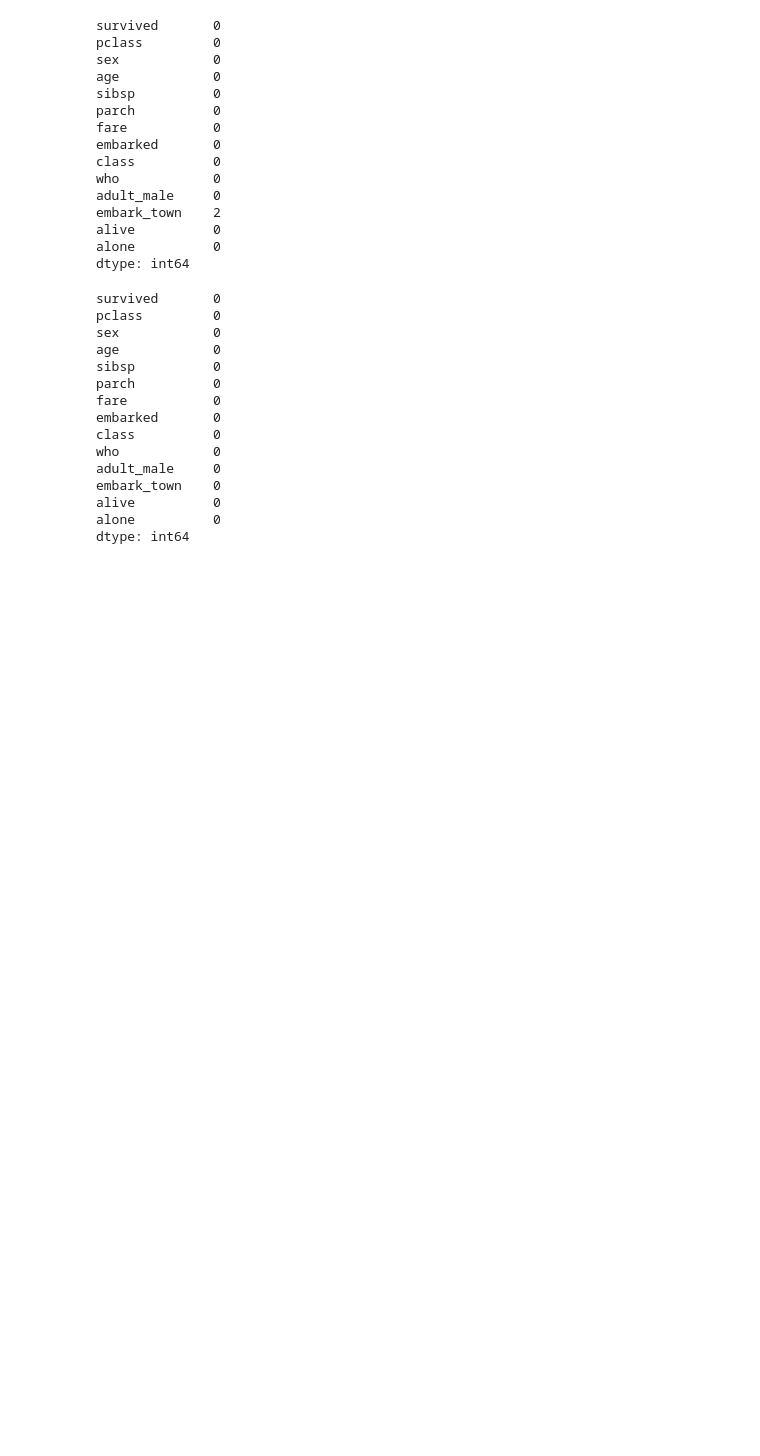
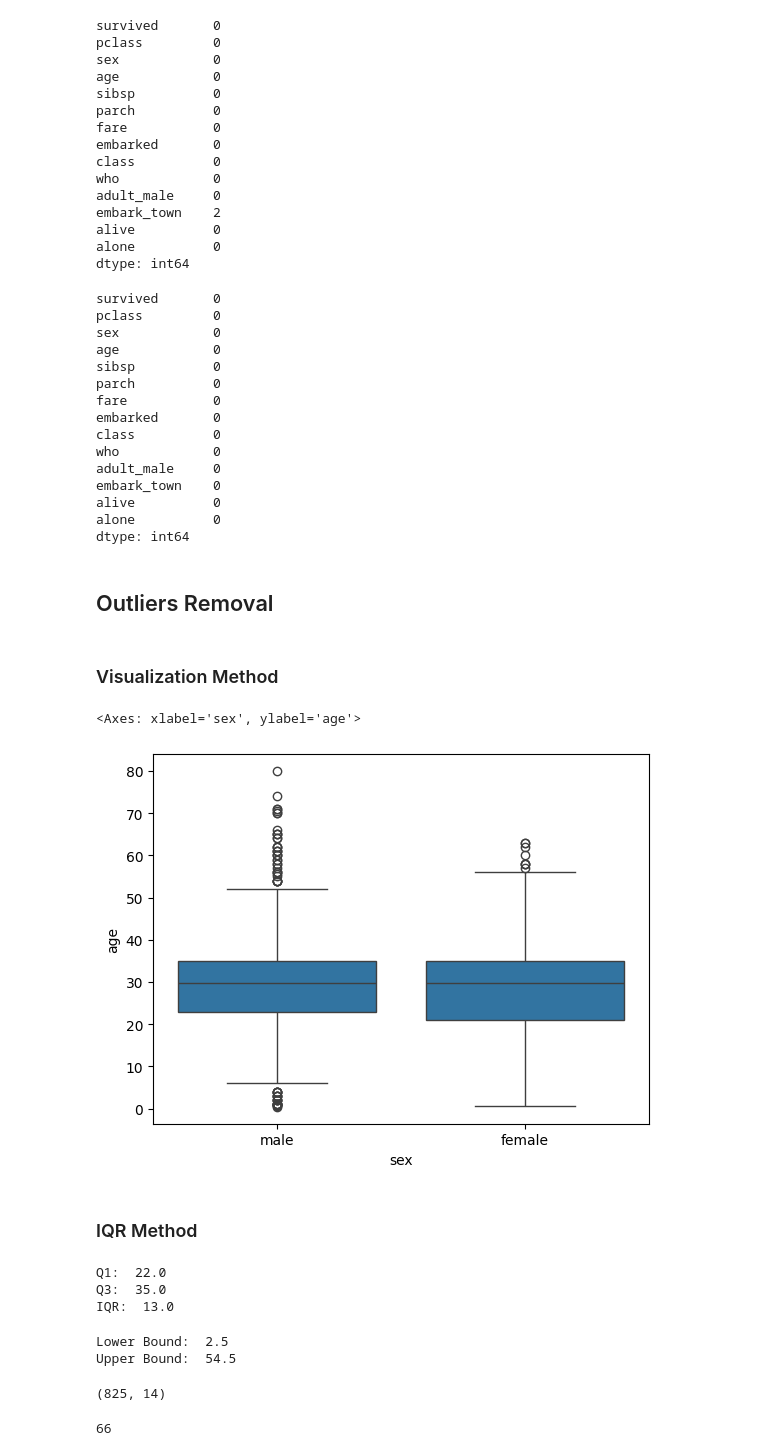
Before and after one commit to gak92/pkc2023, a Jupyter notebook: day_15_data_wrangling/data_wrangling.ipynb, the cells around one changed output. Saved outputs shown, nothing was run; the diff lists cells and outputs as text; code cells hidden in the pictures; blank space fills up the shorter version.

```diff
--- a/day_15_data_wrangling/data_wrangling.ipynb
+++ b/day_15_data_wrangling/data_wrangling.ipynb
@@ -163,3 +163,42 @@ embark_town    0
 alive          0
 alone          0
 dtype: int64
+# %% [markdown]
+## Outliers Removal
+# %% [markdown]
+### Visualization Method
+# %%
+sns.boxplot(data=df, x='sex', y='age')
+# %% [output]
+<Axes: xlabel='sex', ylabel='age'>
+[figure, added]
+# %% [markdown]
+### IQR Method
+# %%
+Q1 = df['age'].quantile(0.25)
+Q3 = df['age'].quantile(0.75)
+IQR = Q3 - Q1
+
+print("Q1: ", Q1, "\nQ3: ", Q3, "\nIQR: ", IQR)
+# %% [output]
+Q1:  22.0
+Q3:  35.0
+IQR:  13.0
+# %%
+lower_bound = Q1 - 1.5 * IQR
+upper_bound = Q3 + 1.5 * IQR
+
+print("Lower Bound: ", lower_bound, "\nUpper Bound: ", upper_bound)
+# %% [output]
+Lower Bound:  2.5
+Upper Bound:  54.5
+# %%
+df = df[(df['age'] > lower_bound) & (df['age'] < upper_bound)]
+df.shape
+# %% [output]
+(825, 14)
+# %%
+# How many outliers removed from age column
+891 - 825
+# %% [output]
+66
```
Also changed, not shown: parts of 13 cells of this notebook, 1 other file.
